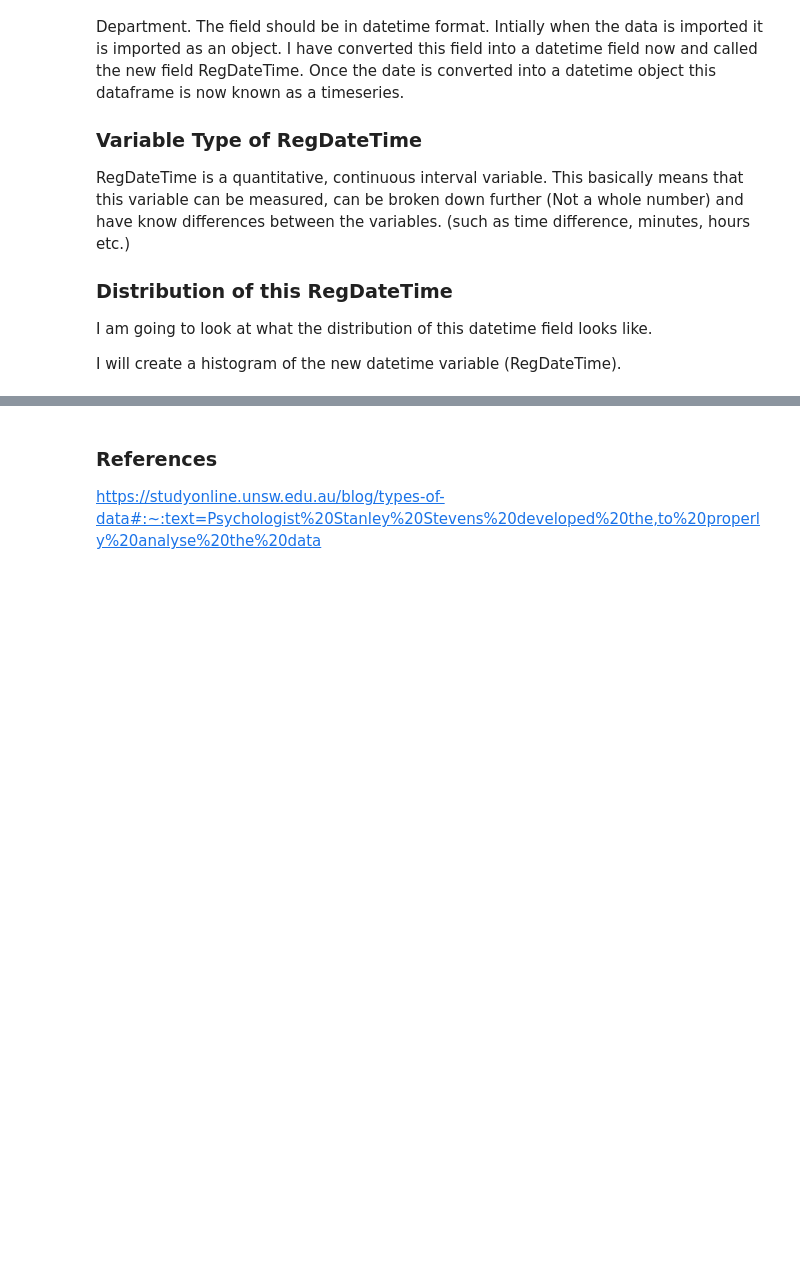
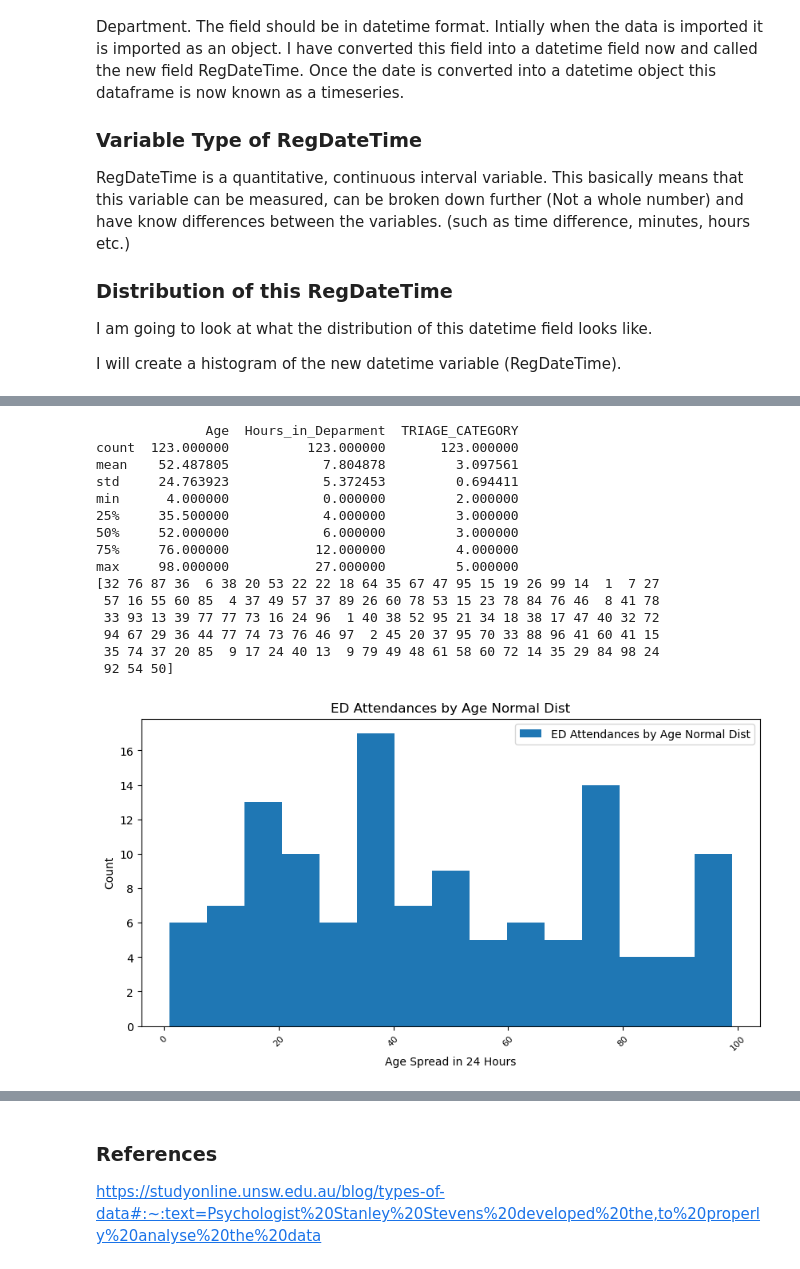
Before and after one commit to AudeAllen/PDA_Assignment, a Jupyter notebook: PDA_Assignment.ipynb, the cells around one changed output, grey strips where cells are left out. Drawn from its saved outputs; the diff is of its cells as text; code cells hidden in the pictures; blank space fills up the shorter version.

```diff
--- a/PDA_Assignment.ipynb
+++ b/PDA_Assignment.ipynb
@@ -343,0 +441,50 @@ plt.show()
+# %%
+# Get mean and standard deviation from existing dataset and call the function numpy.random.randint
+
+# numpy.random.randint() is one of the function for doing random sampling in numpy.
+#It returns an array of specified shape and fills it with random integers from low (inclusive) to high (exclusive),
+# i.e. in the interval [low, high).
+
+df = pd.read_csv('EDAttendances24Hour.csv')
+
+
+df
+
+summary = df.describe()
+
+print (summary)
+
+
+randintage = np.random.randint(1, 100,123) # Picked from age 1 to 100 just for simulation purposes
+
+print(randintage)
+
+
+plt.figure(figsize = (10, 5))
+plt.hist(randintage,15, histtype='bar', stacked=True)
+plt.legend(['ED Attendances by Age Normal Dist'])
+plt.title("ED Attendances by Age Normal Dist")
+plt.xlabel("Age")
+plt.ylabel("Count")
+plt.xticks(rotation=45)
+plt.xlabel("Age Spread in 24 Hours", fontsize=10)
+plt.xticks(fontsize=8)
+plt.savefig('Images/ED Attendances by Age Normal Dist.png')# Save to PNG file in the Images folder
+plt.show()
+# %% [output]
+              Age  Hours_in_Deparment  TRIAGE_CATEGORY
+count  123.000000          123.000000       123.000000
+mean    52.487805            7.804878         3.097561
+std     24.763923            5.372453         0.694411
+min      4.000000            0.000000         2.000000
+25%     35.500000            4.000000         3.000000
+50%     52.000000            6.000000         3.000000
+75%     76.000000           12.000000         4.000000
+max     98.000000           27.000000         5.000000
+[32 76 87 36  6 38 20 53 22 22 18 64 35 67 47 95 15 19 26 99 14  1  7 27
+ 57 16 55 60 85  4 37 49 57 37 89 26 60 78 53 15 23 78 84 76 46  8 41 78
+ 33 93 13 39 77 77 73 16 24 96  1 40 38 52 95 21 34 18 38 17 47 40 32 72
+ 94 67 29 36 44 77 74 73 76 46 97  2 45 20 37 95 70 33 88 96 41 60 41 15
+ 35 74 37 20 85  9 17 24 40 13  9 79 49 48 61 58 60 72 14 35 29 84 98 24
+ 92 54 50]
+[figure, added]
```
Also changed, not shown: parts of 16 cells of this notebook, 6 other files.
